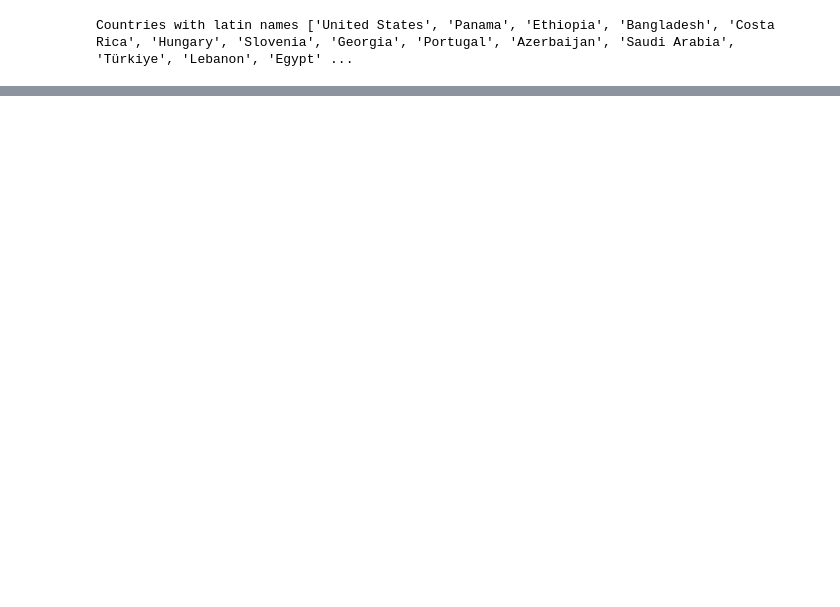
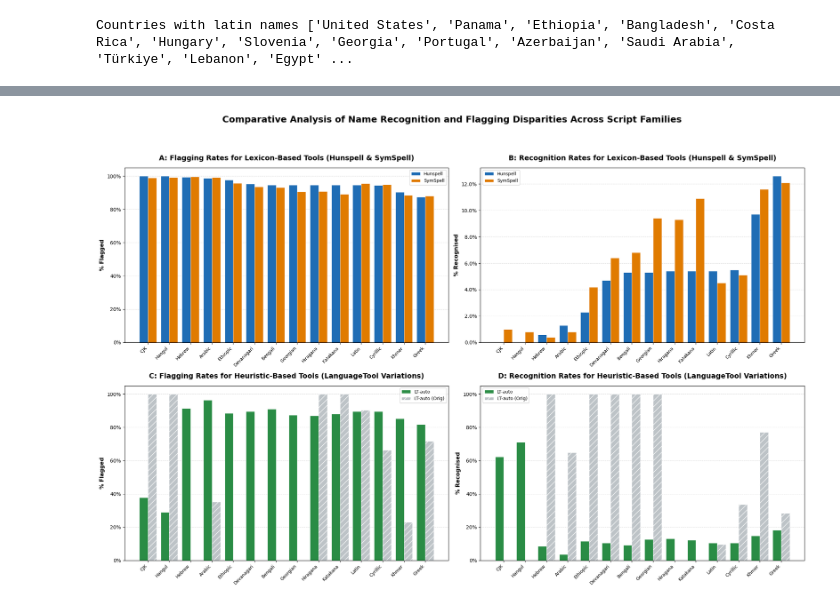
Before and after one commit to sarabrownxx/hons-project-spellcheck-bias, a Jupyter notebook: notebooks/09_playground.ipynb, the cells around one changed output, grey strips where cells are left out. Drawn from its saved outputs; the diff is of its cells as text; code cells hidden in the pictures; blank space fills up the shorter version.

```diff
--- a/notebooks/09_playground.ipynb
+++ b/notebooks/09_playground.ipynb
@@ -71,0 +322,77 @@ Countries with latin names ['United States', 'Panama', 'Ethiopia', 'Bangladesh',
+# %%
+DICT_TOOLS = [
+    ('Hunspell', 'hunspell_latin_known'),
+    ('SymSpell', 'symspell_latin_known')
+]
+
+LT_TOOLS = [
+    ('LT-auto', 'lt_auto_latin_known'),
+    ('LT-auto (Orig)', 'lt_auto_orig_known')
+]
+
+TOOL_COLORS_B = {
+    'Hunspell': '#1F6DB5',
+    'SymSpell': '#E07B00',
+    'LT-auto':  '#2A8C45',
+    'LT-auto (Orig)': '#BDC3C7'
+}
+
+def eth_bar_split(ax, data, tools_to_plot, col_suffix='flagged%', ylabel='Rate (%)', legend_loc='upper right'):
+    cats = data['Category'].tolist()
+    x = np.arange(len(cats))
+    n_conds = len(tools_to_plot)
+    w = 0.8 / n_conds
+
+    # Iterate through the specific tools passed to this subplot (DICT_TOOLS or LT_TOOLS)
+    for i, (lbl, _) in enumerate(tools_to_plot):
+        # Apply hatching only to the original script condition
+        hatch = '//' if lbl == 'LT-auto (Orig)' else None
+
+        # Pull color from our cohesive TOOL_COLORS_B map
+        # Fallback to gray if a label is missing
+        color = TOOL_COLORS_B.get(lbl, '#D5DBDB')
+
+        ax.bar(x + i * w, data[f'{lbl} {col_suffix}'], width=w,
+               label=lbl, color=color, hatch=hatch,
+               edgecolor='white', linewidth=0.5, zorder=3)
+
+    ax.set_xticks(x + w * (n_conds - 1) / 2)
+    ax.set_xticklabels(cats, rotation=45, ha='right', fontsize=9)
+    ax.set_ylabel(ylabel, fontsize=11, fontweight='bold')
+    ax.yaxis.set_major_formatter(mtick.PercentFormatter())
+    ax.legend(fontsize=9, loc=legend_loc, frameon=True)
+    ax.grid(axis='y', linestyle='--', alpha=0.4, zorder=0)
+
+script_brk = script_breakdown(df)
+
+fig, axes = plt.subplots(2, 2, figsize=(20, 14))
+
+# Row 1: Lexicon-Based Tools
+eth_bar_split(axes[0, 0], script_brk, DICT_TOOLS,
+              col_suffix='flagged%', ylabel='% Flagged', legend_loc='upper right')
+axes[0, 0].set_title('A: Flagging Rates for Lexicon-Based Tools (Hunspell & SymSpell)',
+                     fontsize=14, fontweight='bold', pad=15)
+
+eth_bar_split(axes[0, 1], script_brk, DICT_TOOLS,
+              col_suffix='known%', ylabel='% Recognised', legend_loc='upper left')
+axes[0, 1].set_title('B: Recognition Rates for Lexicon-Based Tools (Hunspell & SymSpell)',
+                     fontsize=14, fontweight='bold', pad=15)
+
+# Row 2: Heuristic-Based Tools
+eth_bar_split(axes[1, 0], script_brk, LT_TOOLS,
+              col_suffix='flagged%', ylabel='% Flagged', legend_loc='upper right')
+axes[1, 0].set_title('C: Flagging Rates for Heuristic-Based Tools (LanguageTool Variations)',
+                     fontsize=14, fontweight='bold', pad=15)
+
+eth_bar_split(axes[1, 1], script_brk, LT_TOOLS,
+              col_suffix='known%', ylabel='% Recognised', legend_loc='upper left')
+axes[1, 1].set_title('D: Recognition Rates for Heuristic-Based Tools (LanguageTool Variations)',
+                     fontsize=14, fontweight='bold', pad=15)
+
+fig.suptitle('Comparative Analysis of Name Recognition and Flagging Disparities Across Script Families',
+             fontsize=18, fontweight='bold', y=0.98)
+
+plt.tight_layout(rect=[0, 0.03, 1, 0.94])
+plt.show()
+# %% [output]
+[figure, added]
```
Also changed, not shown: parts of 17 cells of this notebook, 3 other files.
